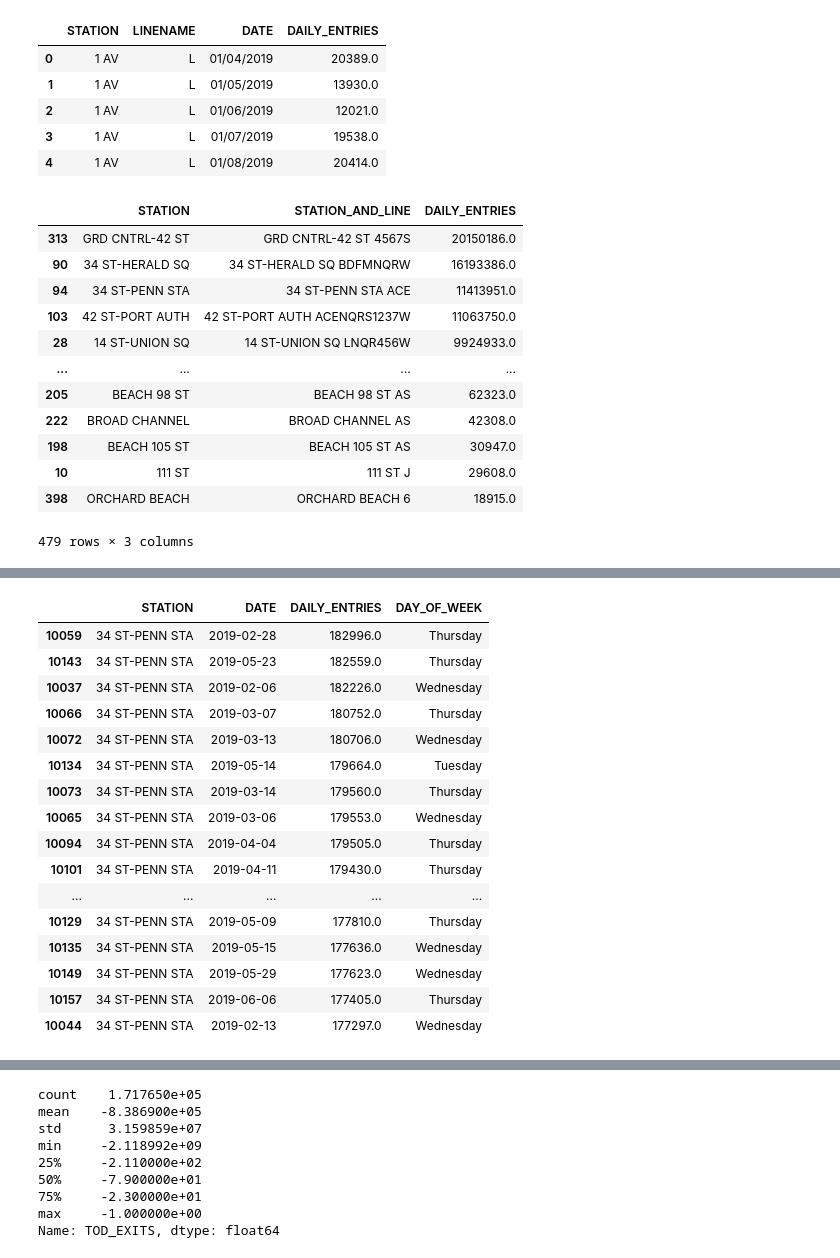
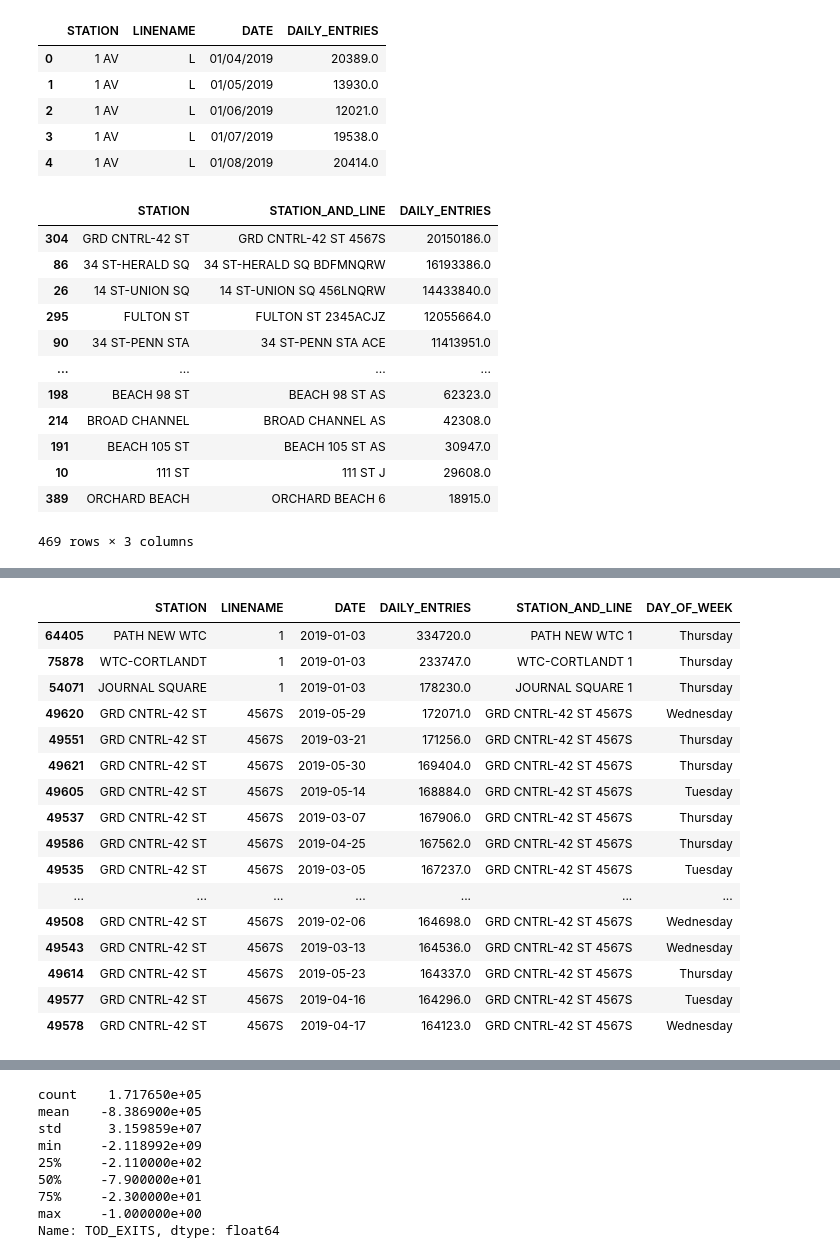
Before and after one commit to manveersadhal/MTA_EDA_project, a Jupyter notebook: Final/final_mta_project.ipynb, the cells around one changed output, grey strips where cells are left out. Saved outputs shown, nothing was run; the diff lists cells and outputs as text; code cells hidden in the pictures.

```diff
--- a/Final/final_mta_project.ipynb
+++ b/Final/final_mta_project.ipynb
@@ -36,7 +37,7 @@ csv_filename = f'mta_data_{week_nums[0]}_to_{week_nums[-1]}.csv'
 turnstiles_df.to_csv(csv_filename, header = False, index = False)
 # %%
 engine = create_engine("sqlite:///mta.db")
-all_data = pd.read_sql('SELECT * FROM mta_data;', engine)
+all_data = pd.read_sql('SELECT * FROM mta_data_2019;', engine)
 # %%
 #add a column with dtype datetime64 with combined date and time
 all_data['DATE_TIME'] = pd.to_datetime(all_data.DATE + " " + all_data.TIME,
@@ -278,7 +277,7 @@ Data columns (total 18 columns):
 dtypes: category(1), datetime64[ns](2), float64(5), object(10)
 memory usage: 109.8+ MB
 # %%
-turnstiles_daily.mask(turnstiles_daily['DAILY_ENTRIES'] > 30000, inplace = True)
+turnstiles_daily.mask(turnstiles_daily['DAILY_ENTRIES'] > 50000, inplace = True)
 turnstiles_daily.mask(turnstiles_daily['DAILY_ENTRIES'] < 0, inplace = True)
 # %%
 turnstiles_daily.dropna(subset = ['DAILY_ENTRIES'], inplace = True)
@@ -357,21 +323,21 @@ station_totals.sort_values('DAILY_ENTRIES', inplace = True, ascending = False)
 # %%
 station_totals['STATION_AND_LINE'] = station_totals['STATION'] + " " + station_totals['LINENAME']
 # %%
-#station_totals.groupby('STATION')[['STATION', 'STATION_AND_LINE', 'DAILY_ENTRIES']].head(5)
+station_totals.groupby('STATION')[['STATION', 'STATION_AND_LINE', 'DAILY_ENTRIES']].head()
 # %% [output]
 |  | STATION | STATION_AND_LINE | DAILY_ENTRIES |
-| 313 | GRD CNTRL-42 ST | GRD CNTRL-42 ST 4567S | 20150186.0 |
-| 90 | 34 ST-HERALD SQ | 34 ST-HERALD SQ BDFMNQRW | 16193386.0 |
-| 94 | 34 ST-PENN STA | 34 ST-PENN STA ACE | 11413951.0 |
-| 103 | 42 ST-PORT AUTH | 42 ST-PORT AUTH ACENQRS1237W | 11063750.0 |
-| 28 | 14 ST-UNION SQ | 14 ST-UNION SQ LNQR456W | 9924933.0 |
+| 304 | GRD CNTRL-42 ST | GRD CNTRL-42 ST 4567S | 20150186.0 |
+| 86 | 34 ST-HERALD SQ | 34 ST-HERALD SQ BDFMNQRW | 16193386.0 |
+| 26 | 14 ST-UNION SQ | 14 ST-UNION SQ 456LNQRW | 14433840.0 |
+| 295 | FULTON ST | FULTON ST 2345ACJZ | 12055664.0 |
+| 90 | 34 ST-PENN STA | 34 ST-PENN STA ACE | 11413951.0 |
 | ... | ... | ... | ... |
-| 205 | BEACH 98 ST | BEACH 98 ST AS | 62323.0 |
-| 222 | BROAD CHANNEL | BROAD CHANNEL AS | 42308.0 |
-| 198 | BEACH 105 ST | BEACH 105 ST AS | 30947.0 |
+| 198 | BEACH 98 ST | BEACH 98 ST AS | 62323.0 |
+| 214 | BROAD CHANNEL | BROAD CHANNEL AS | 42308.0 |
+| 191 | BEACH 105 ST | BEACH 105 ST AS | 30947.0 |
 | 10 | 111 ST | 111 ST J | 29608.0 |
-| 398 | ORCHARD BEACH | ORCHARD BEACH 6 | 18915.0 |
+| 389 | ORCHARD BEACH | ORCHARD BEACH 6 | 18915.0 |
-479 rows × 3 columns
+469 rows × 3 columns
 # %%
 # plt.bar(station_totals.loc[[61, 233, 59, 46, 14], 'STATION'], station_totals.loc[[61, 233, 59, 46, 14], 'DAILY_ENTRIES'] / 1000000)
 # plt.xticks(rotation = 45)
@@ -399,23 +366,23 @@ station_daily['DAY_OF_WEEK'] = station_daily['DAY_OF_WEEK'].map({0 : 'Monday', 1
 # %%
 station_daily.sort_values('DAILY_ENTRIES', ascending = False).head(20)
 # %% [output]
-|  | STATION | DATE | DAILY_ENTRIES | DAY_OF_WEEK |
-| 10059 | 34 ST-PENN STA | 2019-02-28 | 182996.0 | Thursday |
-| 10143 | 34 ST-PENN STA | 2019-05-23 | 182559.0 | Thursday |
-| 10037 | 34 ST-PENN STA | 2019-02-06 | 182226.0 | Wednesday |
-| 10066 | 34 ST-PENN STA | 2019-03-07 | 180752.0 | Thursday |
-| 10072 | 34 ST-PENN STA | 2019-03-13 | 180706.0 | Wednesday |
-| 10134 | 34 ST-PENN STA | 2019-05-14 | 179664.0 | Tuesday |
-| 10073 | 34 ST-PENN STA | 2019-03-14 | 179560.0 | Thursday |
-| 10065 | 34 ST-PENN STA | 2019-03-06 | 179553.0 | Wednesday |
-| 10094 | 34 ST-PENN STA | 2019-04-04 | 179505.0 | Thursday |
-| 10101 | 34 ST-PENN STA | 2019-04-11 | 179430.0 | Thursday |
-| ... | ... | ... | ... | ... |
-| 10129 | 34 ST-PENN STA | 2019-05-09 | 177810.0 | Thursday |
-| 10135 | 34 ST-PENN STA | 2019-05-15 | 177636.0 | Wednesday |
-| 10149 | 34 ST-PENN STA | 2019-05-29 | 177623.0 | Wednesday |
-| 10157 | 34 ST-PENN STA | 2019-06-06 | 177405.0 | Thursday |
-| 10044 | 34 ST-PENN STA | 2019-02-13 | 177297.0 | Wednesday |
+|  | STATION | LINENAME | DATE | DAILY_ENTRIES | STATION_AND_LINE | DAY_OF_WEEK |
+| 64405 | PATH NEW WTC | 1 | 2019-01-03 | 334720.0 | PATH NEW WTC 1 | Thursday |
+| 75878 | WTC-CORTLANDT | 1 | 2019-01-03 | 233747.0 | WTC-CORTLANDT 1 | Thursday |
+| 54071 | JOURNAL SQUARE | 1 | 2019-01-03 | 178230.0 | JOURNAL SQUARE 1 | Thursday |
+| 49620 | GRD CNTRL-42 ST | 4567S | 2019-05-29 | 172071.0 | GRD CNTRL-42 ST 4567S | Wednesday |
+| 49551 | GRD CNTRL-42 ST | 4567S | 2019-03-21 | 171256.0 | GRD CNTRL-42 ST 4567S | Thursday |
+| 49621 | GRD CNTRL-42 ST | 4567S | 2019-05-30 | 169404.0 | GRD CNTRL-42 ST 4567S | Thursday |
+| 49605 | GRD CNTRL-42 ST | 4567S | 2019-05-14 | 168884.0 | GRD CNTRL-42 ST 4567S | Tuesday |
+| 49537 | GRD CNTRL-42 ST | 4567S | 2019-03-07 | 167906.0 | GRD CNTRL-42 ST 4567S | Thursday |
+| 49586 | GRD CNTRL-42 ST | 4567S | 2019-04-25 | 167562.0 | GRD CNTRL-42 ST 4567S | Thursday |
+| 49535 | GRD CNTRL-42 ST | 4567S | 2019-03-05 | 167237.0 | GRD CNTRL-42 ST 4567S | Tuesday |
+| ... | ... | ... | ... | ... | ... | ... |
+| 49508 | GRD CNTRL-42 ST | 4567S | 2019-02-06 | 164698.0 | GRD CNTRL-42 ST 4567S | Wednesday |
+| 49543 | GRD CNTRL-42 ST | 4567S | 2019-03-13 | 164536.0 | GRD CNTRL-42 ST 4567S | Wednesday |
+| 49614 | GRD CNTRL-42 ST | 4567S | 2019-05-23 | 164337.0 | GRD CNTRL-42 ST 4567S | Thursday |
+| 49577 | GRD CNTRL-42 ST | 4567S | 2019-04-16 | 164296.0 | GRD CNTRL-42 ST 4567S | Tuesday |
+| 49578 | GRD CNTRL-42 ST | 4567S | 2019-04-17 | 164123.0 | GRD CNTRL-42 ST 4567S | Wednesday |
 # %%
 station_daily['NUMERIC_DAY_OF_WEEK'] = pd.to_datetime(station_daily['DATE']).dt.dayofweek
 # %%
```
Also changed, not shown: parts of 39 cells of this notebook, 2 other files.
